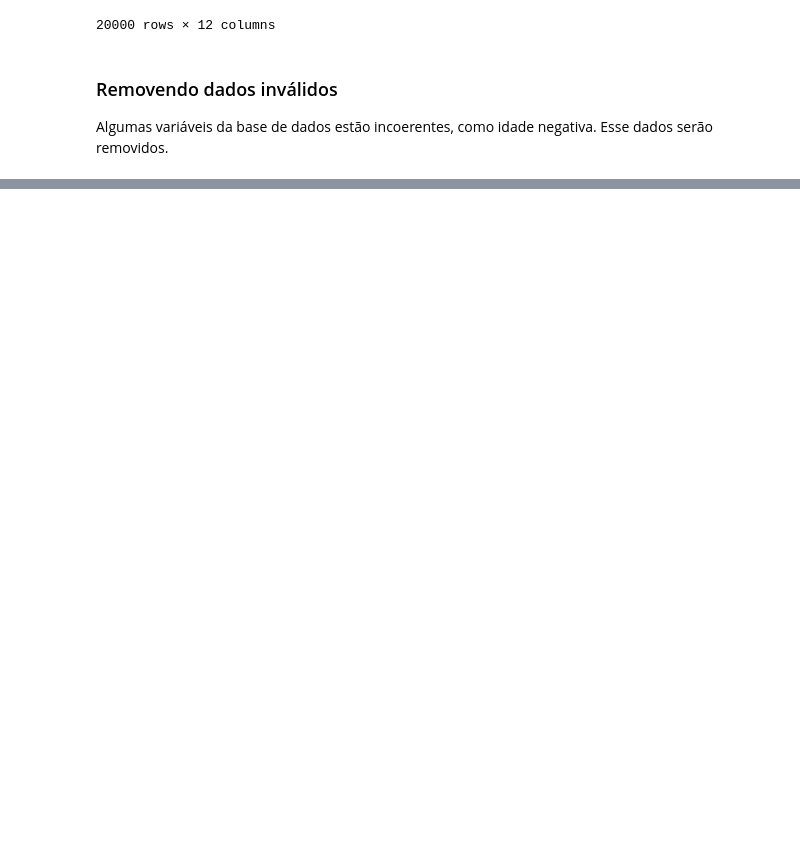
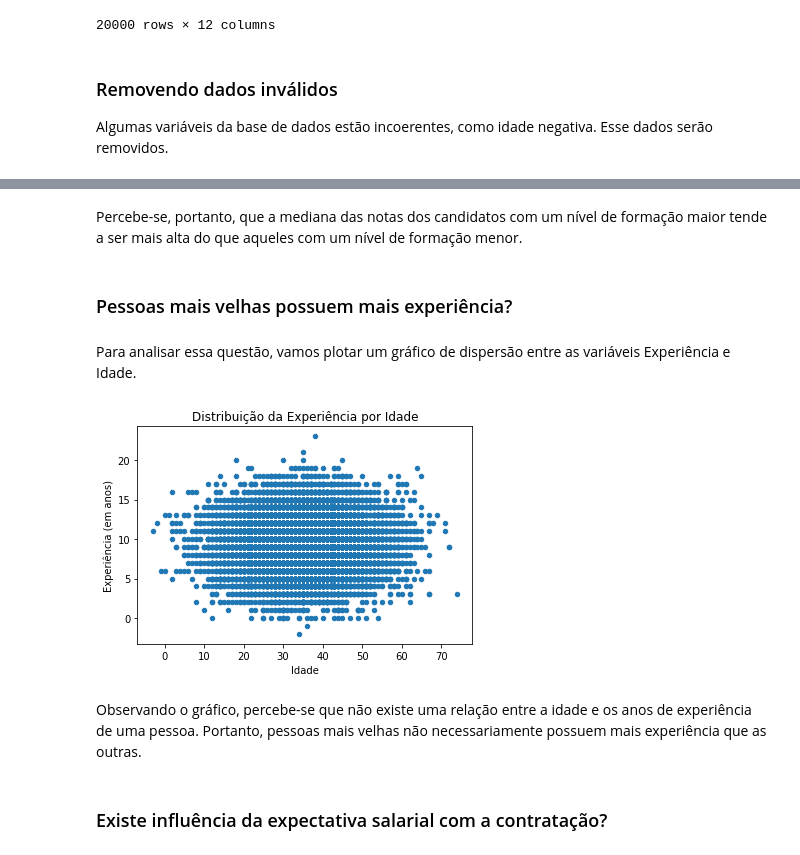
Before and after one commit to BrunoFornaro/icd_a2_2021, a Jupyter notebook: a2_icd_2021.ipynb, the cells around one changed output, grey strips where cells are left out. Cells and saved outputs as stored; diff of their text form; code cells hidden in the pictures; blank space fills up the shorter version.

```diff
--- a/a2_icd_2021.ipynb
+++ b/a2_icd_2021.ipynb
@@ -124,0 +144,20 @@ df.info
+# %% [markdown]
+Percebe-se, portanto, que a mediana das notas dos candidatos com um nível de formação maior tende a ser mais alta do que aqueles com um nível de formação menor.
+# %% [markdown]
+### Pessoas mais velhas possuem mais experiência?
+# %% [markdown]
+Para analisar essa questão, vamos plotar um gráfico de dispersão entre as variáveis Experiência e Idade.
+# %%
+df_h2 = df
+scatter_plot=df_h2.plot.scatter(x='idade',y='experiencia')
+scatter_plot.plot()
+plt.title("Distribuição da Experiência por Idade")
+plt.xlabel("Idade")
+plt.ylabel("Experiência (em anos)")
+plt.show()
+# %% [output]
+[figure, added]
+# %% [markdown]
+Observando o gráfico, percebe-se que não existe uma relação entre a idade e os anos de experiência de uma pessoa. Portanto, pessoas mais velhas não necessariamente possuem mais experiência que as outras.
+# %% [markdown]
+### Existe influência da expectativa salarial com a contratação?
```
Also changed, not shown: parts of 8 cells of this notebook.
